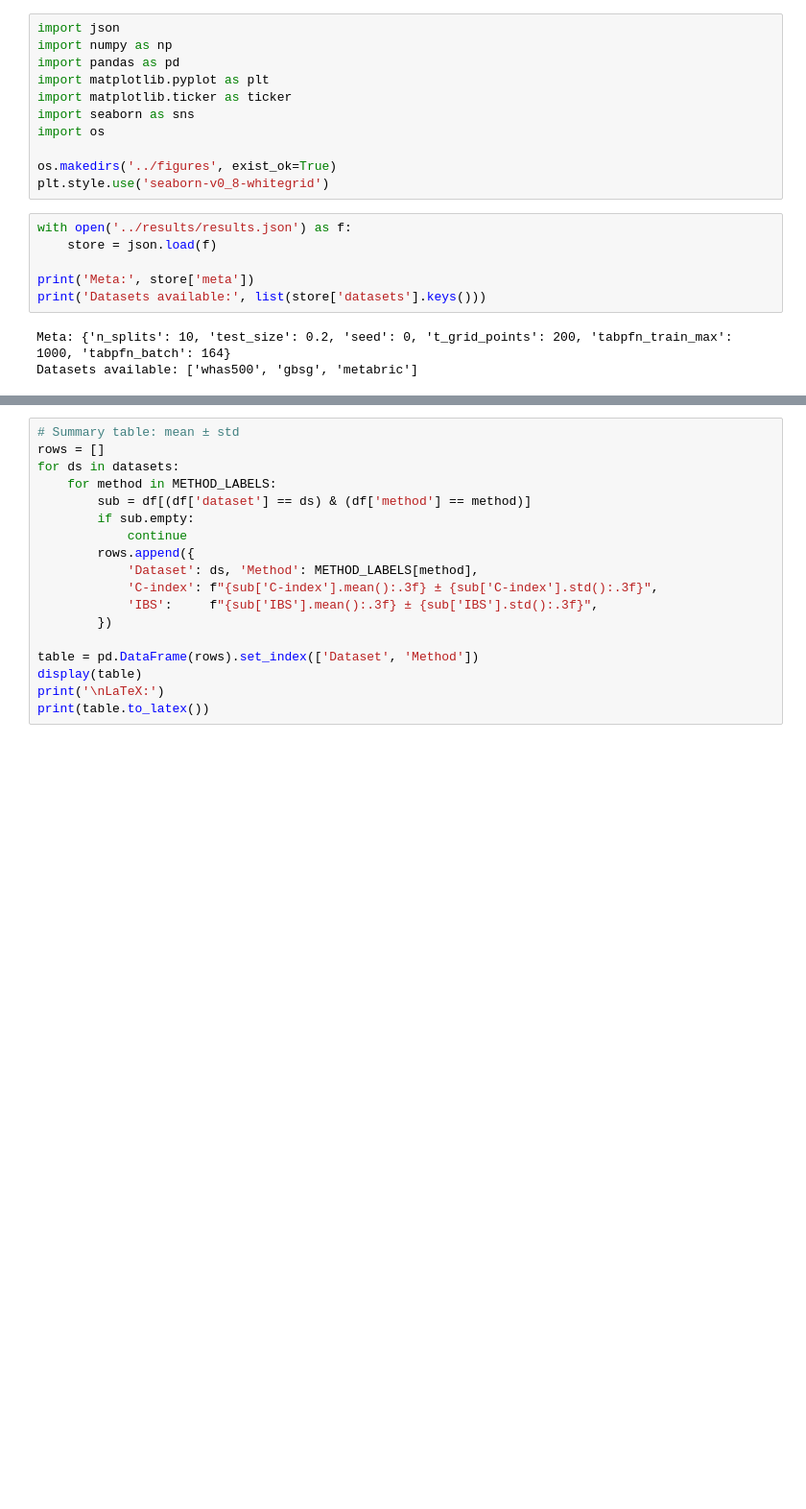
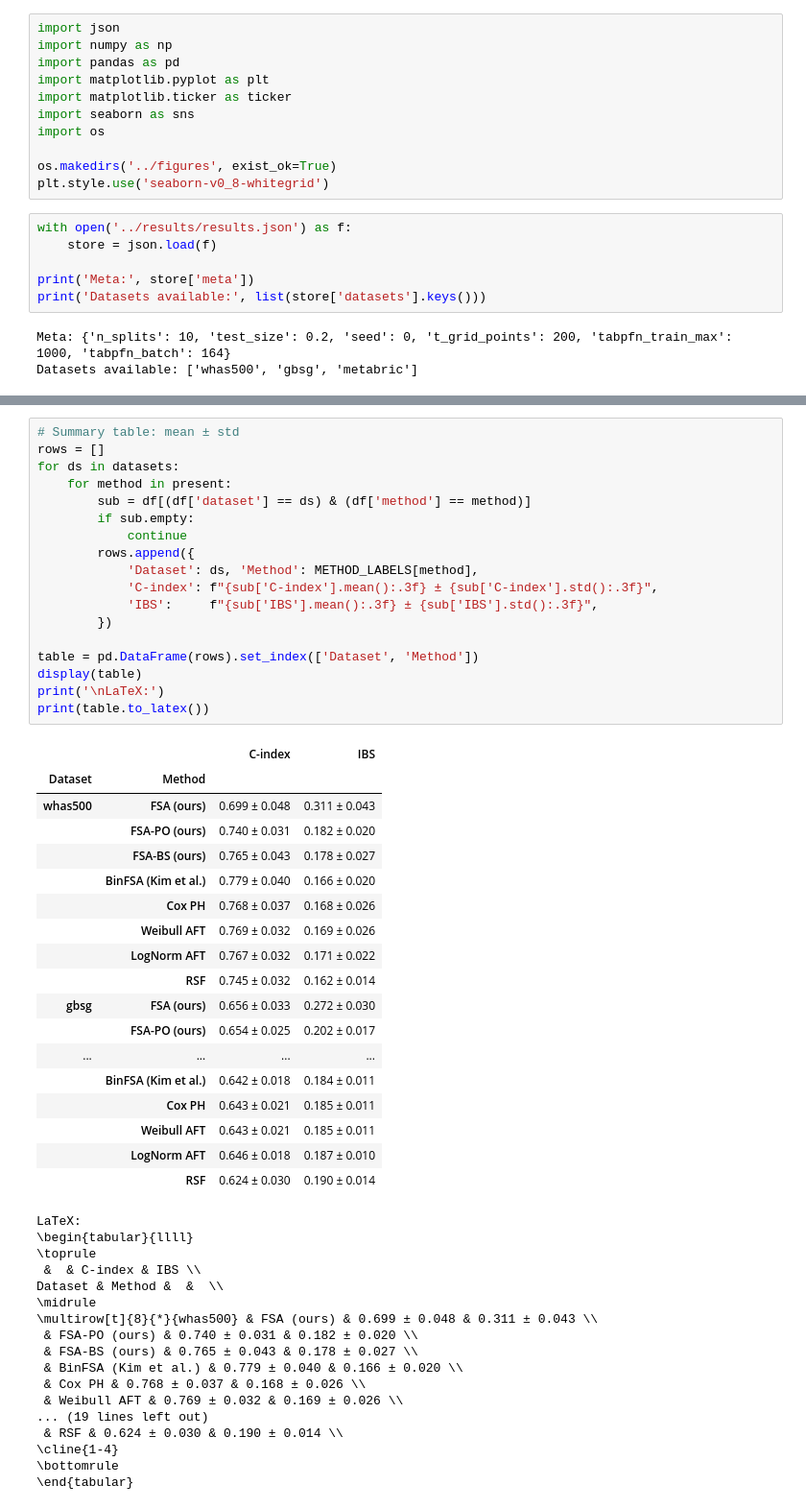
Before and after one commit to marianaw/frozenhazard, a Jupyter notebook: notebooks/results_plots.ipynb, the cells around one changed output, grey strips where cells are left out. Shown at 96% size. Drawn from its saved outputs; the diff is of its cells as text; blank space fills up the shorter version.

```diff
--- a/notebooks/results_plots.ipynb
+++ b/notebooks/results_plots.ipynb
@@ -122,18 +169,54 @@ Passing `palette` without assigning `hue` is deprecated and will be removed in v
 # %%
 # Summary table: mean ± std
 rows = []
 for ds in datasets:
-    for method in METHOD_LABELS:
+    for method in present:
         sub = df[(df['dataset'] == ds) & (df['method'] == method)]
         if sub.empty:
             continue
         rows.append({
             'Dataset': ds, 'Method': METHOD_LABELS[method],
             'C-index': f"{sub['C-index'].mean():.3f} ± {sub['C-index'].std():.3f}",
             'IBS':     f"{sub['IBS'].mean():.3f} ± {sub['IBS'].std():.3f}",
         })
 
 table = pd.DataFrame(rows).set_index(['Dataset', 'Method'])
 display(table)
 print('\nLaTeX:')
 print(table.to_latex())
+# %% [output]
+|  |  | C-index | IBS |
+| Dataset | Method |  |  |
+| whas500 | FSA (ours) | 0.699 ± 0.048 | 0.311 ± 0.043 |
+|  | FSA-PO (ours) | 0.740 ± 0.031 | 0.182 ± 0.020 |
+|  | FSA-BS (ours) | 0.765 ± 0.043 | 0.178 ± 0.027 |
+|  | BinFSA (Kim et al.) | 0.779 ± 0.040 | 0.166 ± 0.020 |
+|  | Cox PH | 0.768 ± 0.037 | 0.168 ± 0.026 |
+|  | Weibull AFT | 0.769 ± 0.032 | 0.169 ± 0.026 |
+|  | LogNorm AFT | 0.767 ± 0.032 | 0.171 ± 0.022 |
+|  | RSF | 0.745 ± 0.032 | 0.162 ± 0.014 |
+| gbsg | FSA (ours) | 0.656 ± 0.033 | 0.272 ± 0.030 |
+|  | FSA-PO (ours) | 0.654 ± 0.025 | 0.202 ± 0.017 |
+| ... | ... | ... | ... |
+|  | BinFSA (Kim et al.) | 0.642 ± 0.018 | 0.184 ± 0.011 |
+|  | Cox PH | 0.643 ± 0.021 | 0.185 ± 0.011 |
+|  | Weibull AFT | 0.643 ± 0.021 | 0.185 ± 0.011 |
+|  | LogNorm AFT | 0.646 ± 0.018 | 0.187 ± 0.010 |
+|  | RSF | 0.624 ± 0.030 | 0.190 ± 0.014 |
+LaTeX:
+\begin{tabular}{llll}
+\toprule
+ &  & C-index & IBS \\
+Dataset & Method &  &  \\
+\midrule
+\multirow[t]{8}{*}{whas500} & FSA (ours) & 0.699 ± 0.048 & 0.311 ± 0.043 \\
+ & FSA-PO (ours) & 0.740 ± 0.031 & 0.182 ± 0.020 \\
+ & FSA-BS (ours) & 0.765 ± 0.043 & 0.178 ± 0.027 \\
+ & BinFSA (Kim et al.) & 0.779 ± 0.040 & 0.166 ± 0.020 \\
+ & Cox PH & 0.768 ± 0.037 & 0.168 ± 0.026 \\
+ & Weibull AFT & 0.769 ± 0.032 & 0.169 ± 0.026 \\
+... (19 lines left out)
+ & RSF & 0.624 ± 0.030 & 0.190 ± 0.014 \\
+\cline{1-4}
+\bottomrule
+\end{tabular}
```
Also changed, not shown: parts of 6 cells of this notebook, 8 other files.
